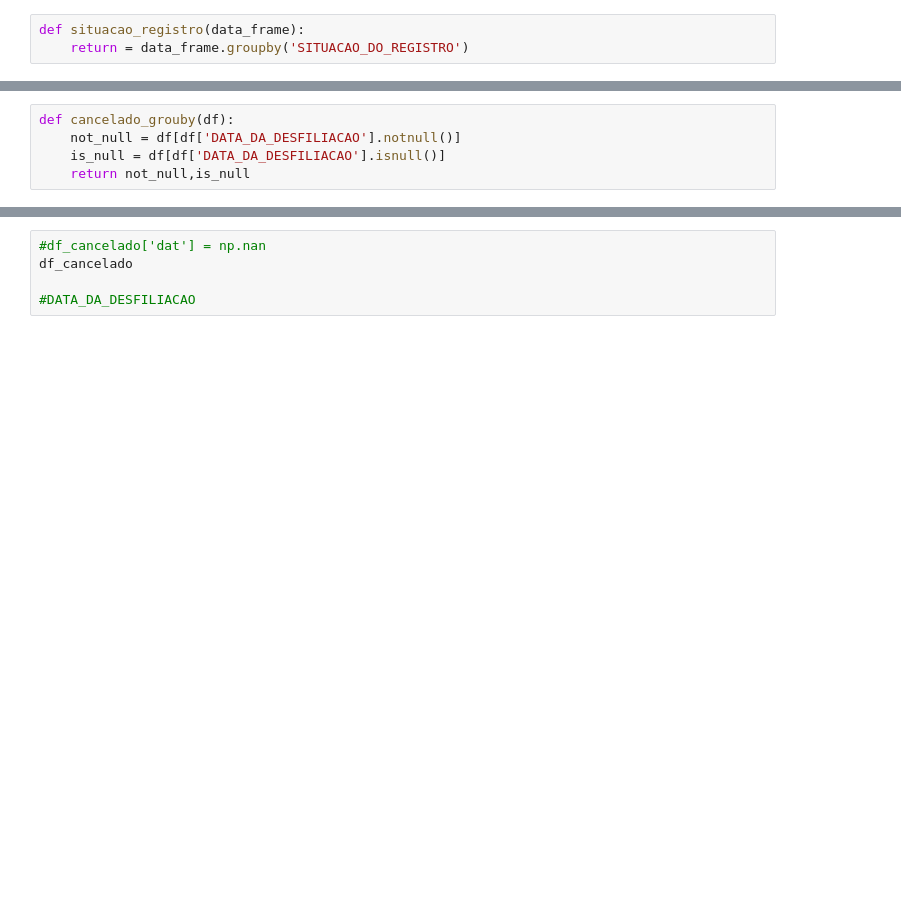
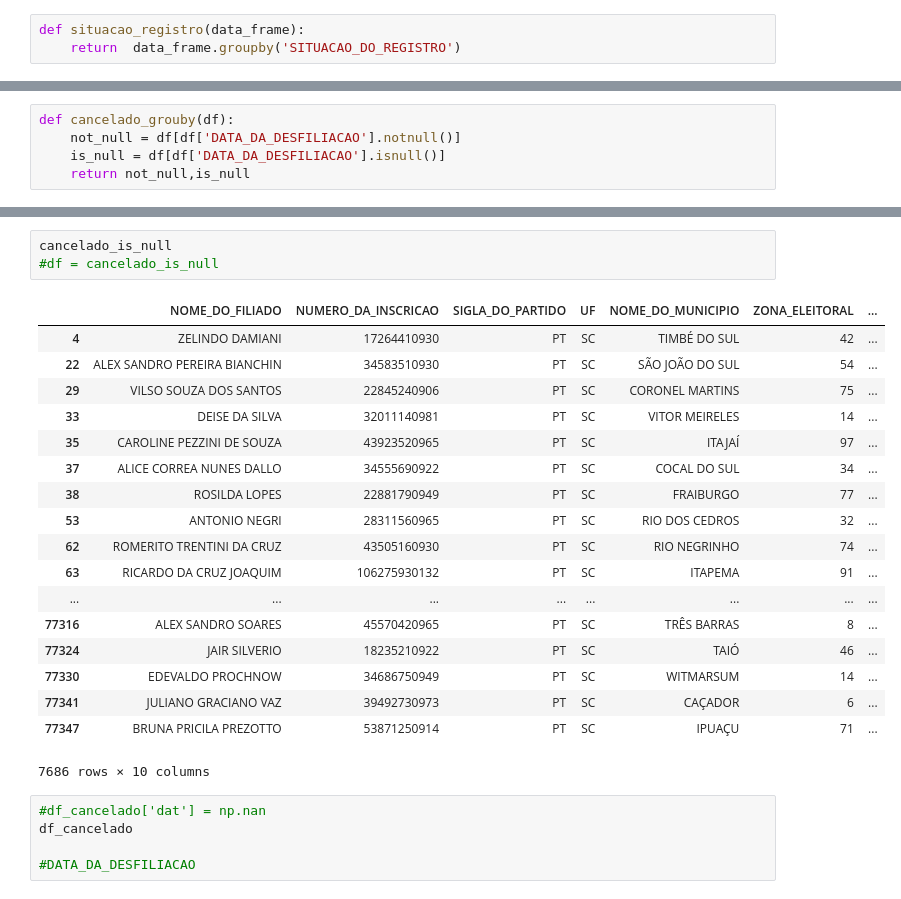
Before and after one commit to jeanschuchardt/FgApp-Public, a Jupyter notebook: poc/jupter/TSE_logica_sem_banco.ipynb, the cells around one changed output, grey strips where cells are left out. Cells and saved outputs as stored; diff of their text form; blank space fills up the shorter version.

```diff
--- a/poc/jupter/TSE_logica_sem_banco.ipynb
+++ b/poc/jupter/TSE_logica_sem_banco.ipynb
@@ -24,6 +22,6 @@ taes.get_group('CANCELADO')
 # %%
 def situacao_registro(data_frame):
-    return = data_frame.groupby('SITUACAO_DO_REGISTRO')
+    return  data_frame.groupby('SITUACAO_DO_REGISTRO')
 # %%
 def sr_cancelado(sr_gb):
     CANCELADO = 'CANCELADO'
@@ -74,3 +168,25 @@ cancelado_not_null
+# %%
+cancelado_is_null
+#df = cancelado_is_null
+# %% [output]
+|  | NOME_DO_FILIADO | NUMERO_DA_INSCRICAO | SIGLA_DO_PARTIDO | UF | NOME_DO_MUNICIPIO | ZONA_ELEITORAL | ... |
+| 4 | ZELINDO DAMIANI | 17264410930 | PT | SC | TIMBÉ DO SUL | 42 | ... |
+| 22 | ALEX SANDRO PEREIRA BIANCHIN | 34583510930 | PT | SC | SÃO JOÃO DO SUL | 54 | ... |
+| 29 | VILSO SOUZA DOS SANTOS | 22845240906 | PT | SC | CORONEL MARTINS | 75 | ... |
+| 33 | DEISE DA SILVA | 32011140981 | PT | SC | VITOR MEIRELES | 14 | ... |
+| 35 | CAROLINE PEZZINI DE SOUZA | 43923520965 | PT | SC | ITAJAÍ | 97 | ... |
+| 37 | ALICE CORREA NUNES DALLO | 34555690922 | PT | SC | COCAL DO SUL | 34 | ... |
+| 38 | ROSILDA LOPES | 22881790949 | PT | SC | FRAIBURGO | 77 | ... |
+| 53 | ANTONIO NEGRI | 28311560965 | PT | SC | RIO DOS CEDROS | 32 | ... |
+| 62 | ROMERITO TRENTINI DA CRUZ | 43505160930 | PT | SC | RIO NEGRINHO | 74 | ... |
+| 63 | RICARDO DA CRUZ JOAQUIM | 106275930132 | PT | SC | ITAPEMA | 91 | ... |
+| ... | ... | ... | ... | ... | ... | ... | ... |
+| 77316 | ALEX SANDRO SOARES | 45570420965 | PT | SC | TRÊS BARRAS | 8 | ... |
+| 77324 | JAIR SILVERIO | 18235210922 | PT | SC | TAIÓ | 46 | ... |
+| 77330 | EDEVALDO PROCHNOW | 34686750949 | PT | SC | WITMARSUM | 14 | ... |
+| 77341 | JULIANO GRACIANO VAZ | 39492730973 | PT | SC | CAÇADOR | 6 | ... |
+| 77347 | BRUNA PRICILA PREZOTTO | 53871250914 | PT | SC | IPUAÇU | 71 | ... |
+7686 rows × 10 columns
 # %%
 #df_cancelado['dat'] = np.nan
 df_cancelado
```
Also changed, not shown: parts of 34 cells of this notebook, 1 other file.
